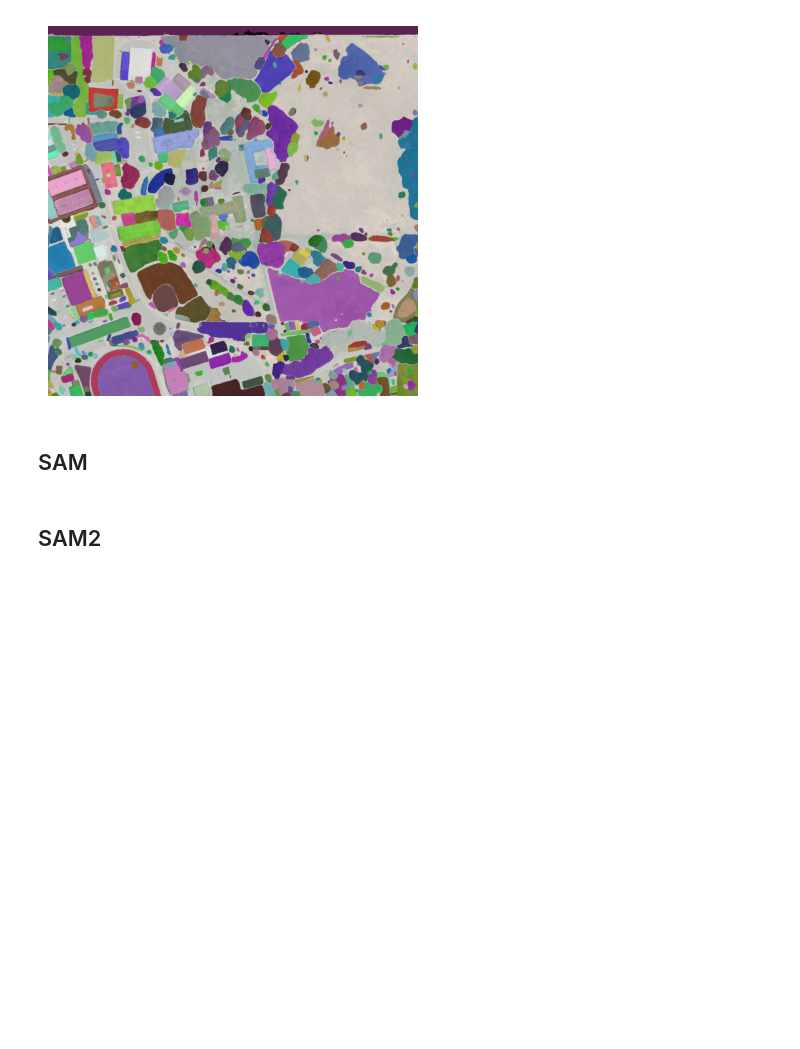
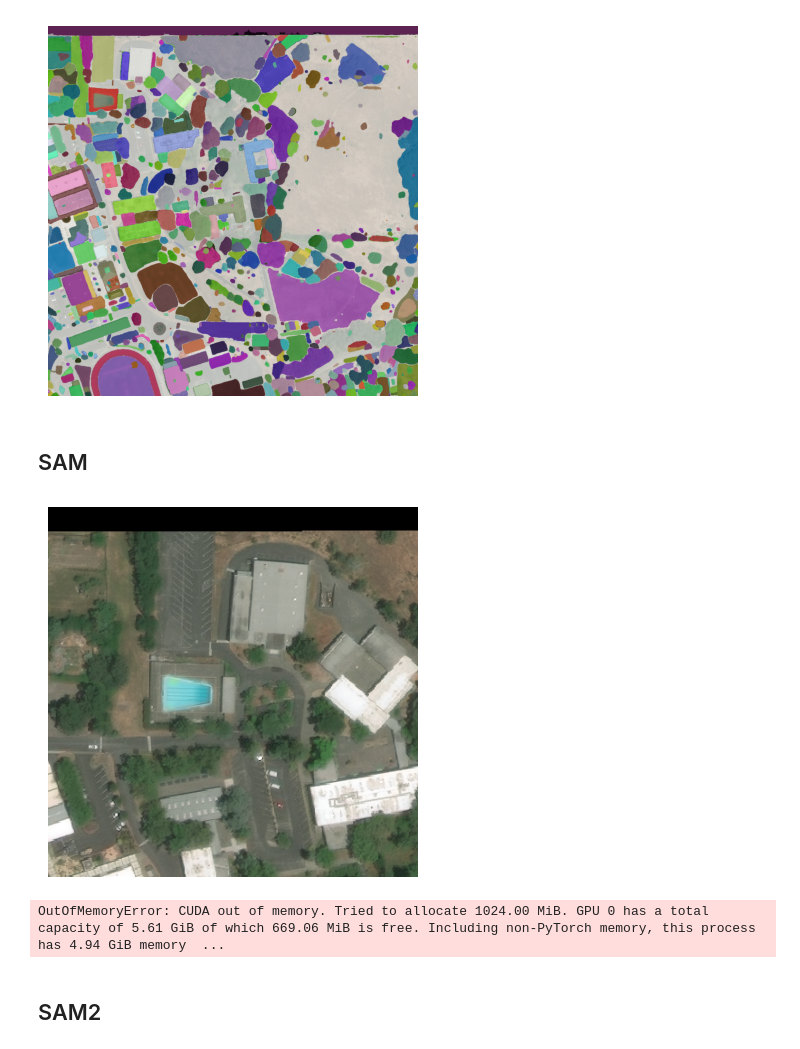
Before and after one commit to Abdullahr29/WUI_Risk_Analysis, a Jupyter notebook: data_segmentation.ipynb, the cells around one changed output. Cells and saved outputs as stored; diff of their text form; code cells hidden in the pictures; blank space fills up the shorter version.

```diff
--- a/data_segmentation.ipynb
+++ b/data_segmentation.ipynb
@@ -45,8 +162,20 @@ sam = SamGeo(
+# %%
+tiles = split_into_nine_with_overlap("norm_img.tif")
+
+
+new_img = np.transpose(tiles["top_left"]['image'], (1,2,0))  # (H, W, C)
+plt.imshow(new_img)
+plt.axis("off")
+plt.show()
+# %% [output]
+[figure, added]
 # %%
-sam.generate("norm_img.tif", output="mask.tif", foreground=False)
-raster_to_vector("mask.tif", output="mask.shp")
+sam.generate(new_img, output="mask_t.tif", foreground=False)
+raster_to_vector("mask_t.tif", output="mask_t.shp")
 sam.show_masks(cmap="binary_r")
-sam.show_anns(axis="off", opacity=1, output="annotation.tif")
+sam.show_anns(axis="off", opacity=1, output="annotation_t.tif")
+# %% [output]
+OutOfMemoryError: CUDA out of memory. Tried to allocate 1024.00 MiB. GPU 0 has a total capacity of 5.61 GiB of which 669.06 MiB is free. Including non-PyTorch memory, this process has 4.94 GiB memory  ...
 # %% [markdown]
 ## SAM2
 # %%
```
Also changed, not shown: parts of 12 cells of this notebook, 8 other files.
